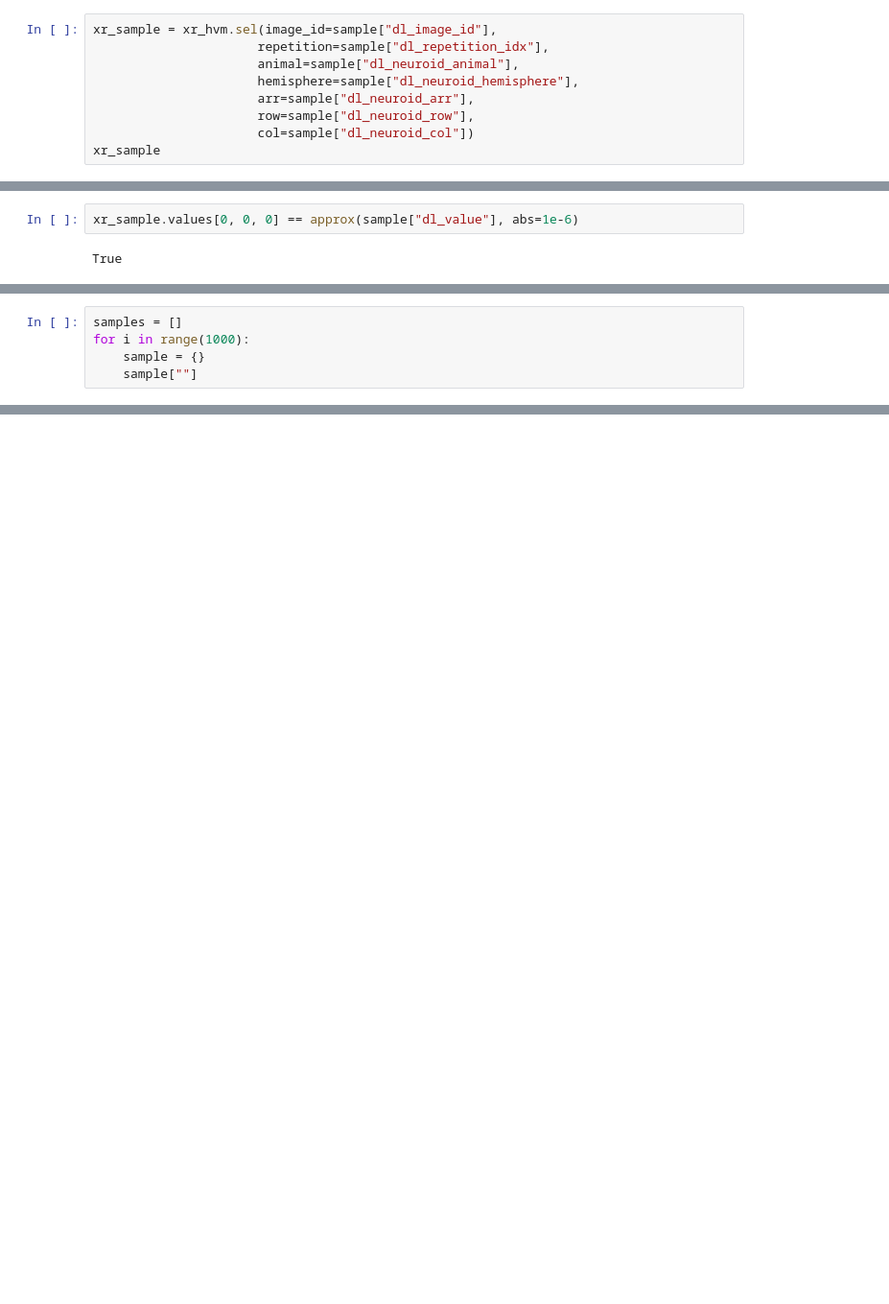
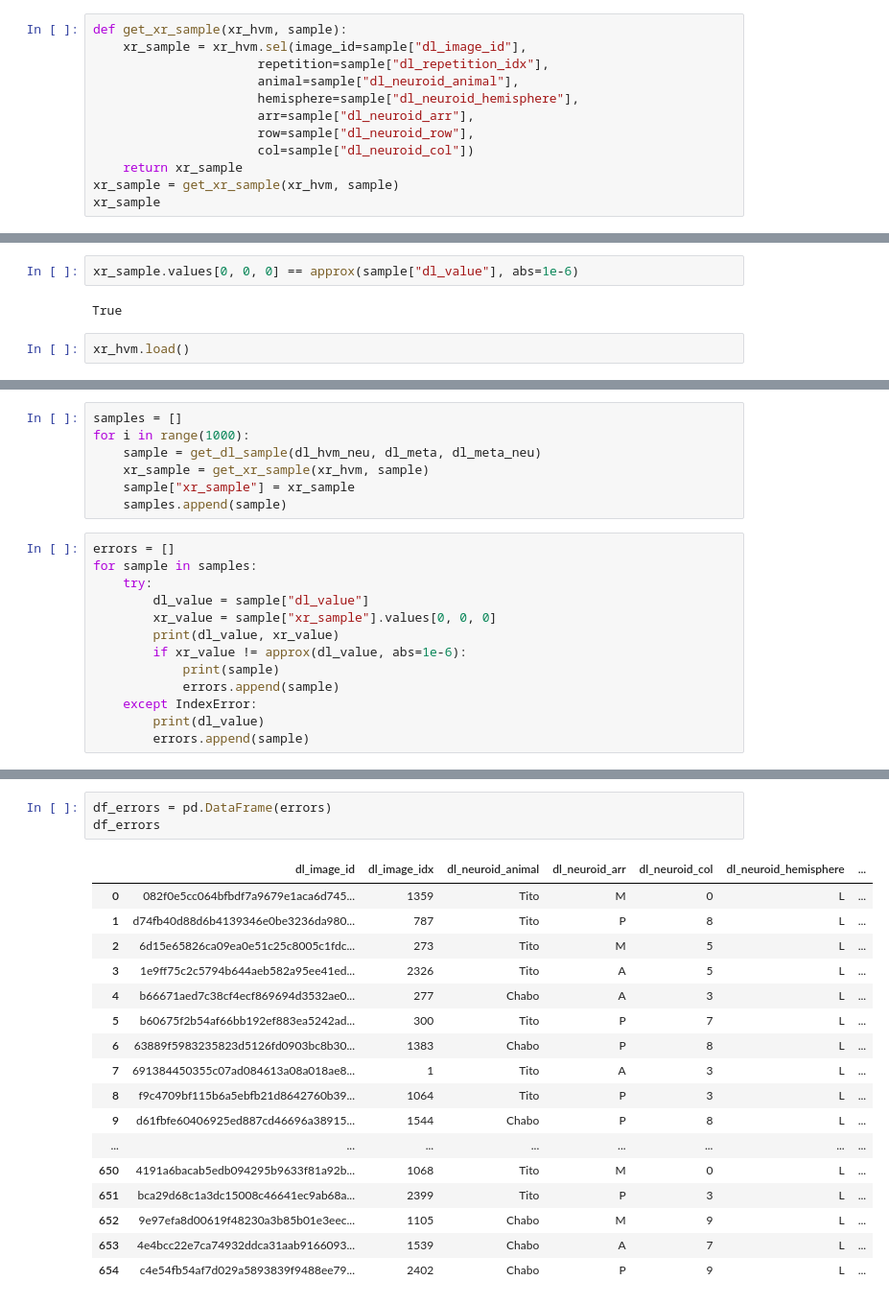
Before and after one commit to brain-score/brainio_contrib, a Jupyter notebook: notebooks/2018-04-25_dldata_mkgu_comparison.ipynb, the cells around one changed output, grey strips where cells are left out. Shown at 96% size. Drawn from its saved outputs; the diff is of its cells as text; blank space fills up the shorter version.

Commit message:
I was indexing wrong in dl_meta, needed to subset for variation.  There are no actual errors in the coordinates, the data exported by hvm_to_xr.py are correct.

```diff
--- a/notebooks/2018-04-25_dldata_mkgu_comparison.ipynb
+++ b/notebooks/2018-04-25_dldata_mkgu_comparison.ipynb
@@ -128,13 +141,16 @@ def gather_indexes(xr_data):
 # %%
 xr_hvm = gather_indexes(xr_hvm)
 # %%
-xr_sample = xr_hvm.sel(image_id=sample["dl_image_id"],
+def get_xr_sample(xr_hvm, sample):
+    xr_sample = xr_hvm.sel(image_id=sample["dl_image_id"],
                       repetition=sample["dl_repetition_idx"],
                       animal=sample["dl_neuroid_animal"],
                       hemisphere=sample["dl_neuroid_hemisphere"],
                       arr=sample["dl_neuroid_arr"],
                       row=sample["dl_neuroid_row"],
                       col=sample["dl_neuroid_col"])
+    return xr_sample
+xr_sample = get_xr_sample(xr_hvm, sample)
 xr_sample
 # %% [output]
 <xarray.DataArray (neuroid: 1, stimulus: 1, time_bin: 1)>
@@ -154,3 +170,5 @@ Coordinates:
 xr_sample.values[0, 0, 0] == approx(sample["dl_value"], abs=1e-6)
 # %% [output]
 True
+# %%
+xr_hvm.load()
@@ -157,5 +193,20 @@ True
 # %%
 samples = []
 for i in range(1000):
-    sample = {}
-    sample[""]
+    sample = get_dl_sample(dl_hvm_neu, dl_meta, dl_meta_neu)
+    xr_sample = get_xr_sample(xr_hvm, sample)
+    sample["xr_sample"] = xr_sample
+    samples.append(sample)
+# %%
+errors = []
+for sample in samples:
+    try:
+        dl_value = sample["dl_value"]
+        xr_value = sample["xr_sample"].values[0, 0, 0]
+        print(dl_value, xr_value)
+        if xr_value != approx(dl_value, abs=1e-6):
+            print(sample)
+            errors.append(sample)
+    except IndexError:
+        print(dl_value)
+        errors.append(sample)
@@ -161,0 +299,21 @@ for i in range(1000):
+# %%
+df_errors = pd.DataFrame(errors)
+df_errors
+# %% [output]
+|  | dl_image_id | dl_image_idx | dl_neuroid_animal | dl_neuroid_arr | dl_neuroid_col | dl_neuroid_hemisphere | ... |
+| 0 | 082f0e5cc064bfbdf7a9679e1aca6d745... | 1359 | Tito | M | 0 | L | ... |
+| 1 | d74fb40d88d6b4139346e0be3236da980... | 787 | Tito | P | 8 | L | ... |
+| 2 | 6d15e65826ca09ea0e51c25c8005c1fdc... | 273 | Tito | M | 5 | L | ... |
+| 3 | 1e9ff75c2c5794b644aeb582a95ee41ed... | 2326 | Tito | A | 5 | L | ... |
+| 4 | b66671aed7c38cf4ecf869694d3532ae0... | 277 | Chabo | A | 3 | L | ... |
+| 5 | b60675f2b54af66bb192ef883ea5242ad... | 300 | Tito | P | 7 | L | ... |
+| 6 | 63889f5983235823d5126fd0903bc8b30... | 1383 | Chabo | P | 8 | L | ... |
+| 7 | 691384450355c07ad084613a08a018ae8... | 1 | Tito | A | 3 | L | ... |
+| 8 | f9c4709bf115b6a5ebfb21d8642760b39... | 1064 | Tito | P | 3 | L | ... |
+| 9 | d61fbfe60406925ed887cd46696a38915... | 1544 | Chabo | P | 8 | L | ... |
+| ... | ... | ... | ... | ... | ... | ... | ... |
+| 650 | 4191a6bacab5edb094295b9633f81a92b... | 1068 | Tito | M | 0 | L | ... |
+| 651 | bca29d68c1a3dc15008c46641ec9ab68a... | 2399 | Tito | P | 3 | L | ... |
+| 652 | 9e97efa8d00619f48230a3b85b01e3eec... | 1105 | Chabo | M | 9 | L | ... |
+| 653 | 4e4bcc22e7ca74932ddca31aab9166093... | 1539 | Chabo | A | 7 | L | ... |
+| 654 | c4e54fb54af7d029a5893839f9488ee79... | 2402 | Chabo | P | 9 | L | ... |
```
Also changed, not shown: parts of 14 cells of this notebook.
